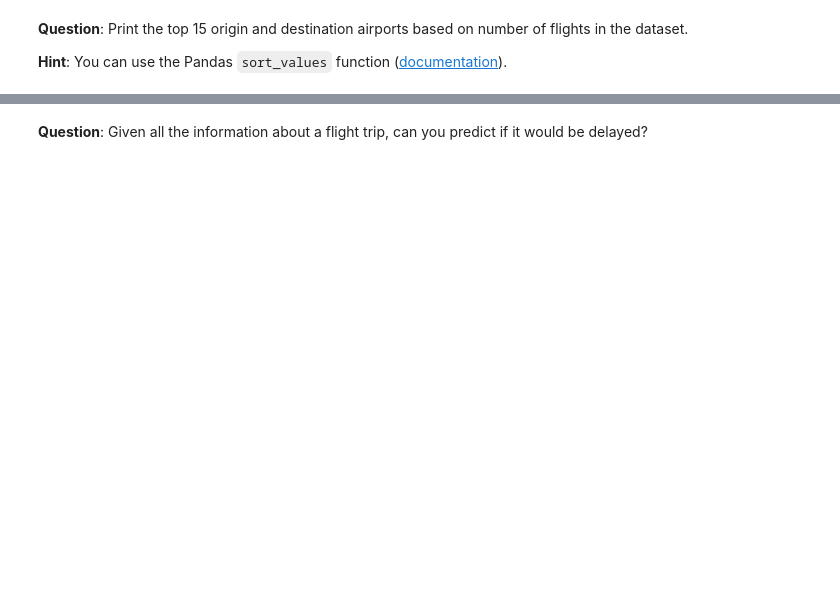
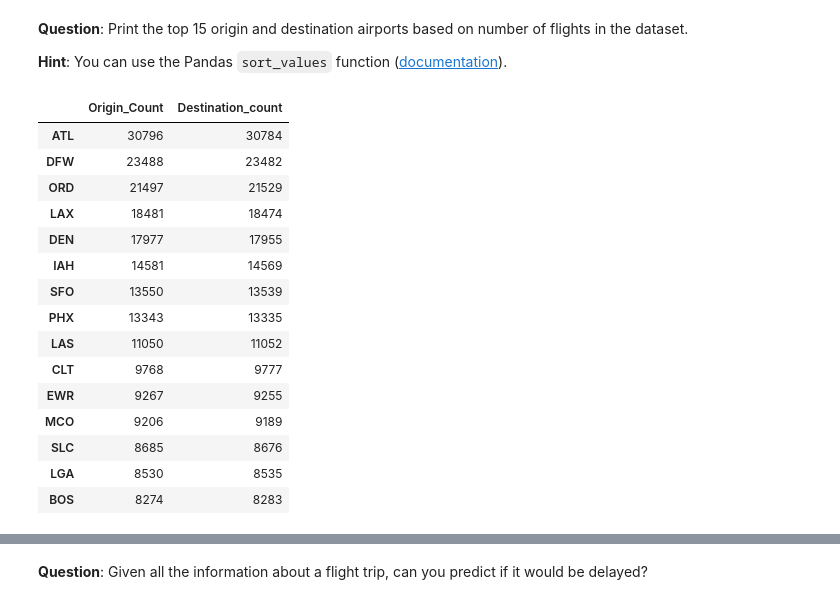
Before and after one commit to nilooy5/Flight-Delay-Prediction, a Jupyter notebook: flight_delay_prediction_onpremises.ipynb, the cells around one changed output, grey strips where cells are left out. Saved outputs shown, nothing was run; the diff lists cells and outputs as text; code cells hidden in the pictures; blank space fills up the shorter version.

```diff
--- a/flight_delay_prediction_onpremises.ipynb
+++ b/flight_delay_prediction_onpremises.ipynb
@@ -146,7 +146,7 @@ IFrame(src=os.path.relpath(f"{csv_base_path}/readme.html"), width=1000, height=6
 
 Before combining all the CSV files, get a sense of the data from a single CSV file. Using Pandas, read the `On_Time_Reporting_Carrier_On_Time_Performance_(1987_present)_2018_9.csv` file first. You can use the Python built-in `read_csv` function ([documentation](https://pandas.pydata.org/pandas-docs/stable/reference/api/pandas.read_csv.html)).
 # %%
-df_temp = pd.read_csv("data/On_Time_Reporting_Carrier_On_Time_Performance_1987_present_2014_1/On_Time_Reporting_Carrier_On_Time_Performance_(1987_present)_2014_1.csv")
+df_temp = pd.read_csv("data/extracted_files/On_Time_Reporting_Carrier_On_Time_Performance_(1987_present)_2014_1.csv")
 # %% [markdown]
 **Question**: Print the row and column length in the dataset, and print the column names.
 # %%
@@ -255,5 +270,5 @@ print("The Destination airports covered are: ", list(set(df_temp.Dest)))
 
 **Hint**: You can use the Pandas `values_count` function ([documentation](https://pandas.pydata.org/pandas-docs/stable/reference/api/pandas.Series.value_counts.html)) to find out the values for each airport using the columns `Origin` and `Dest`.
 # %%
-counts = pd.DataFrame({'Origin':<CODE>, 'Destination':<CODE>})
+counts = pd.DataFrame({'Origin_Count': df_temp['Origin'].value_counts(), 'Destination_count':df_temp['Dest'].value_counts()})
 counts
@@ -262,4 +291,21 @@ counts
 
 **Hint**: You can use the Pandas `sort_values` function ([documentation](https://pandas.pydata.org/pandas-docs/stable/reference/api/pandas.DataFrame.sort_values.html)).
 # %%
-counts.sort_values(by=<CODE>,ascending=False).head(15 )# Enter your code here
+counts.sort_values(by=['Origin_Count'],ascending=False).head(15)# Enter your code here
+# %% [output]
+|  | Origin_Count | Destination_count |
+| ATL | 30796 | 30784 |
+| DFW | 23488 | 23482 |
+| ORD | 21497 | 21529 |
+| LAX | 18481 | 18474 |
+| DEN | 17977 | 17955 |
+| IAH | 14581 | 14569 |
+| SFO | 13550 | 13539 |
+| PHX | 13343 | 13335 |
+| LAS | 11050 | 11052 |
+| CLT | 9768 | 9777 |
+| EWR | 9267 | 9255 |
+| MCO | 9206 | 9189 |
+| SLC | 8685 | 8676 |
+| LGA | 8530 | 8535 |
+| BOS | 8274 | 8283 |
```
Also changed, not shown: parts of 14 cells of this notebook.
